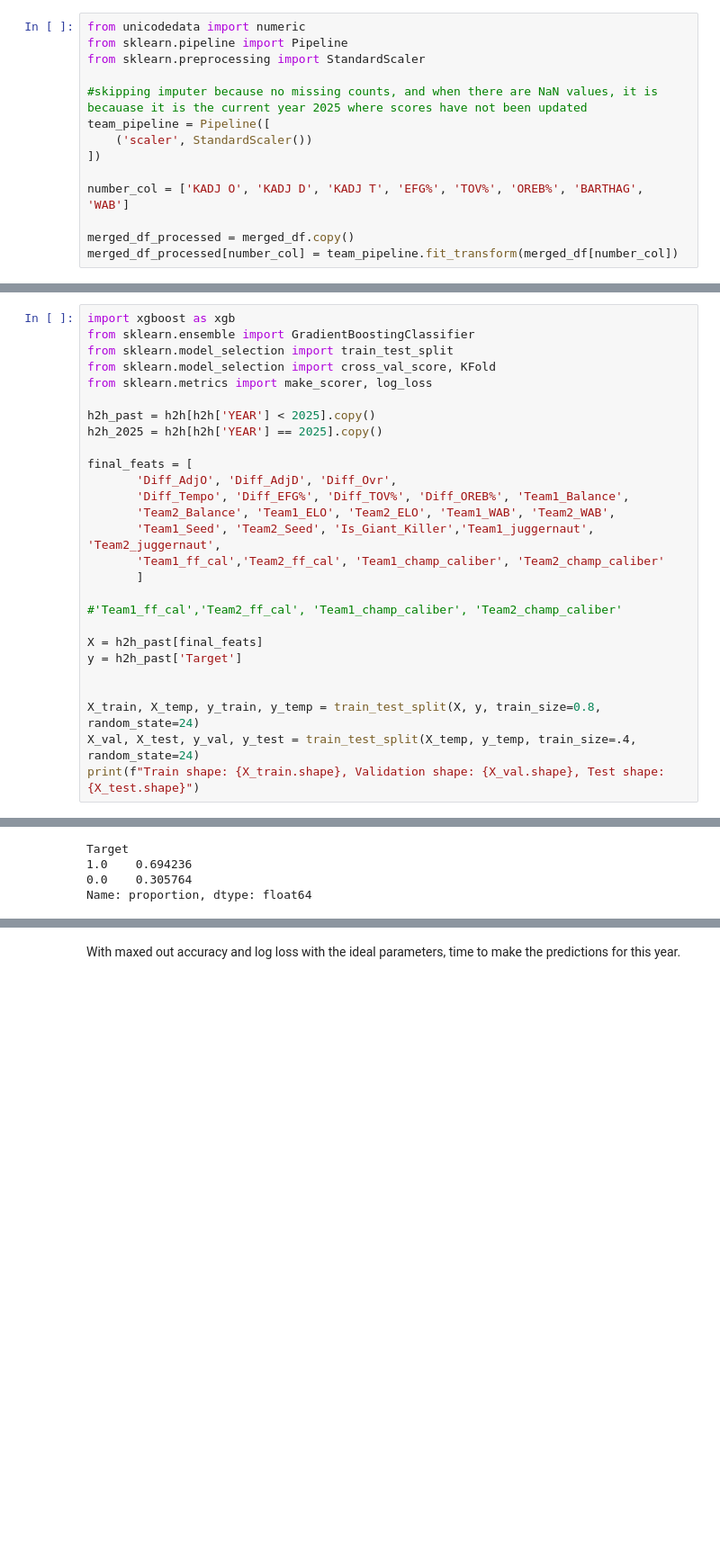
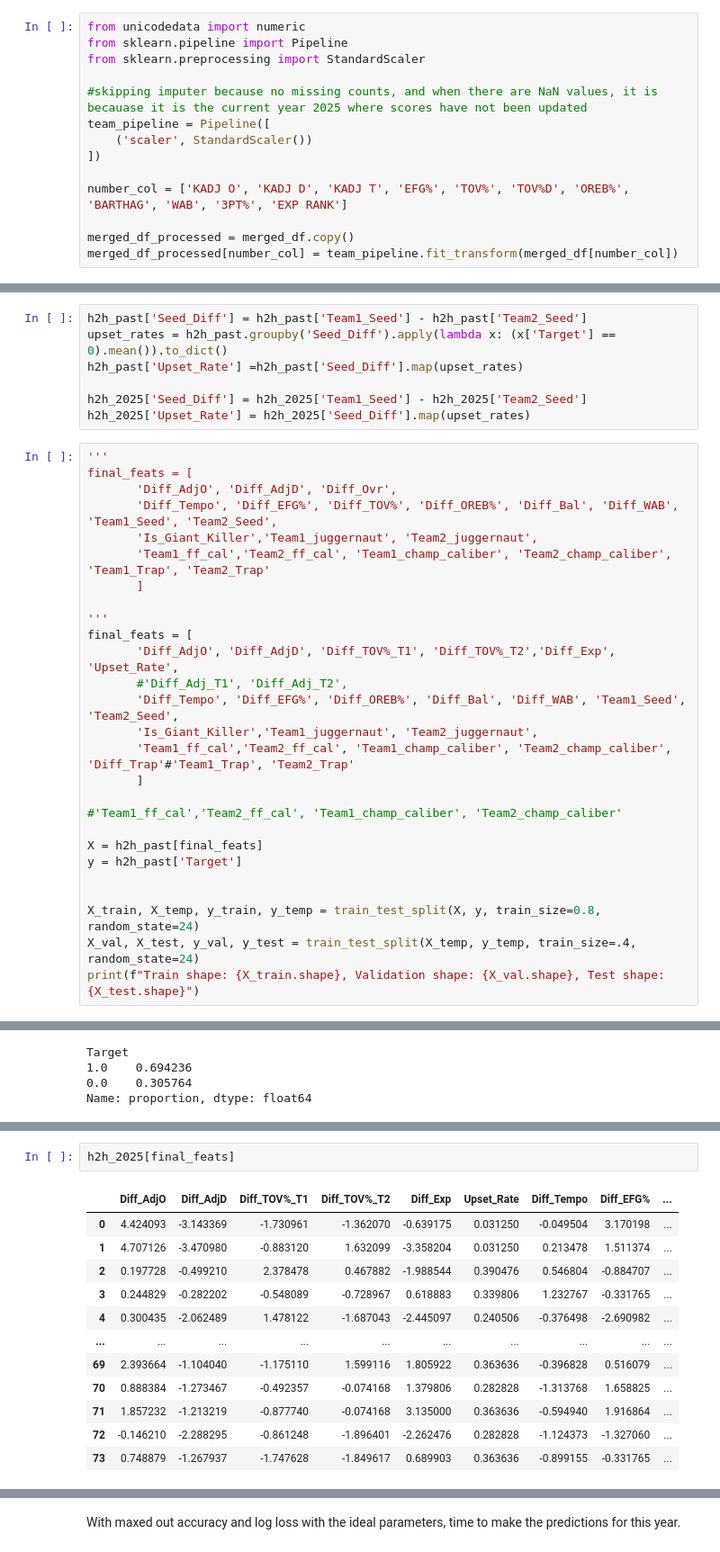
Before and after one commit to mevitts/March_Madness, a Jupyter notebook: mm.ipynb, the cells around one changed output, grey strips where cells are left out. Shown: that part at 90% size. Saved outputs shown, nothing was run; the diff lists cells and outputs as text; blank space fills up the shorter version.

```diff
--- a/mm.ipynb
+++ b/mm.ipynb
@@ -240,7 +241,7 @@ team_pipeline = Pipeline([
     ('scaler', StandardScaler())
 ])
 
-number_col = ['KADJ O', 'KADJ D', 'KADJ T', 'EFG%', 'TOV%', 'OREB%', 'BARTHAG', 'WAB']
+number_col = ['KADJ O', 'KADJ D', 'KADJ T', 'EFG%', 'TOV%', 'TOV%D', 'OREB%', 'BARTHAG', 'WAB', '3PT%', 'EXP RANK']
 
 merged_df_processed = merged_df.copy()
 merged_df_processed[number_col] = team_pipeline.fit_transform(merged_df[number_col])
@@ -415,19 +442,26 @@ h2h.describe()
+# %%
+h2h_past['Seed_Diff'] = h2h_past['Team1_Seed'] - h2h_past['Team2_Seed']
+upset_rates = h2h_past.groupby('Seed_Diff').apply(lambda x: (x['Target'] == 0).mean()).to_dict()
+h2h_past['Upset_Rate'] =h2h_past['Seed_Diff'].map(upset_rates)
+
+h2h_2025['Seed_Diff'] = h2h_2025['Team1_Seed'] - h2h_2025['Team2_Seed']
+h2h_2025['Upset_Rate'] = h2h_2025['Seed_Diff'].map(upset_rates)
 # %%
-import xgboost as xgb
-from sklearn.ensemble import GradientBoostingClassifier
-from sklearn.model_selection import train_test_split
-from sklearn.model_selection import cross_val_score, KFold
-from sklearn.metrics import make_scorer, log_loss
-
-h2h_past = h2h[h2h['YEAR'] < 2025].copy()
-h2h_2025 = h2h[h2h['YEAR'] == 2025].copy()
-
+'''
 final_feats = [
        'Diff_AdjO', 'Diff_AdjD', 'Diff_Ovr',
-       'Diff_Tempo', 'Diff_EFG%', 'Diff_TOV%', 'Diff_OREB%', 'Team1_Balance',
-       'Team2_Balance', 'Team1_ELO', 'Team2_ELO', 'Team1_WAB', 'Team2_WAB',
-       'Team1_Seed', 'Team2_Seed', 'Is_Giant_Killer','Team1_juggernaut', 'Team2_juggernaut',
-       'Team1_ff_cal','Team2_ff_cal', 'Team1_champ_caliber', 'Team2_champ_caliber'
+       'Diff_Tempo', 'Diff_EFG%', 'Diff_TOV%', 'Diff_OREB%', 'Diff_Bal', 'Diff_WAB', 'Team1_Seed', 'Team2_Seed',
+       'Is_Giant_Killer','Team1_juggernaut', 'Team2_juggernaut',
+       'Team1_ff_cal','Team2_ff_cal', 'Team1_champ_caliber', 'Team2_champ_caliber', 'Team1_Trap', 'Team2_Trap'
+       ]
+
+'''
+final_feats = [
+       'Diff_AdjO', 'Diff_AdjD', 'Diff_TOV%_T1', 'Diff_TOV%_T2','Diff_Exp', 'Upset_Rate',
+       #'Diff_Adj_T1', 'Diff_Adj_T2',
+       'Diff_Tempo', 'Diff_EFG%', 'Diff_OREB%', 'Diff_Bal', 'Diff_WAB', 'Team1_Seed', 'Team2_Seed',
+       'Is_Giant_Killer','Team1_juggernaut', 'Team2_juggernaut',
+       'Team1_ff_cal','Team2_ff_cal', 'Team1_champ_caliber', 'Team2_champ_caliber', 'Diff_Trap'#'Team1_Trap', 'Team2_Trap'
        ]
 
 #'Team1_ff_cal','Team2_ff_cal', 'Team1_champ_caliber', 'Team2_champ_caliber'
@@ -530,0 +567,15 @@ Best score:  0.6741430817610062
+# %%
+h2h_2025[final_feats]
+# %% [output]
+|  | Diff_AdjO | Diff_AdjD | Diff_TOV%_T1 | Diff_TOV%_T2 | Diff_Exp | Upset_Rate | Diff_Tempo | Diff_EFG% | ... |
+| 0 | 4.424093 | -3.143369 | -1.730961 | -1.362070 | -0.639175 | 0.031250 | -0.049504 | 3.170198 | ... |
+| 1 | 4.707126 | -3.470980 | -0.883120 | 1.632099 | -3.358204 | 0.031250 | 0.213478 | 1.511374 | ... |
+| 2 | 0.197728 | -0.499210 | 2.378478 | 0.467882 | -1.988544 | 0.390476 | 0.546804 | -0.884707 | ... |
+| 3 | 0.244829 | -0.282202 | -0.548089 | -0.728967 | 0.618883 | 0.339806 | 1.232767 | -0.331765 | ... |
+| 4 | 0.300435 | -2.062489 | 1.478122 | -1.687043 | -2.445097 | 0.240506 | -0.376498 | -2.690982 | ... |
+| ... | ... | ... | ... | ... | ... | ... | ... | ... | ... |
+| 69 | 2.393664 | -1.104040 | -1.175110 | 1.599116 | 1.805922 | 0.363636 | -0.396828 | 0.516079 | ... |
+| 70 | 0.888384 | -1.273467 | -0.492357 | -0.074168 | 1.379806 | 0.282828 | -1.313768 | 1.658825 | ... |
+| 71 | 1.857232 | -1.213219 | -0.877740 | -0.074168 | 3.135000 | 0.363636 | -0.594940 | 1.916864 | ... |
+| 72 | -0.146210 | -2.288295 | -0.861248 | -1.896401 | -2.262476 | 0.282828 | -1.124373 | -1.327060 | ... |
+| 73 | 0.748879 | -1.267937 | -1.747628 | -1.849617 | 0.689903 | 0.363636 | -0.899155 | -0.331765 | ... |
```
Also changed, not shown: parts of 26 cells of this notebook, 4 other files.
